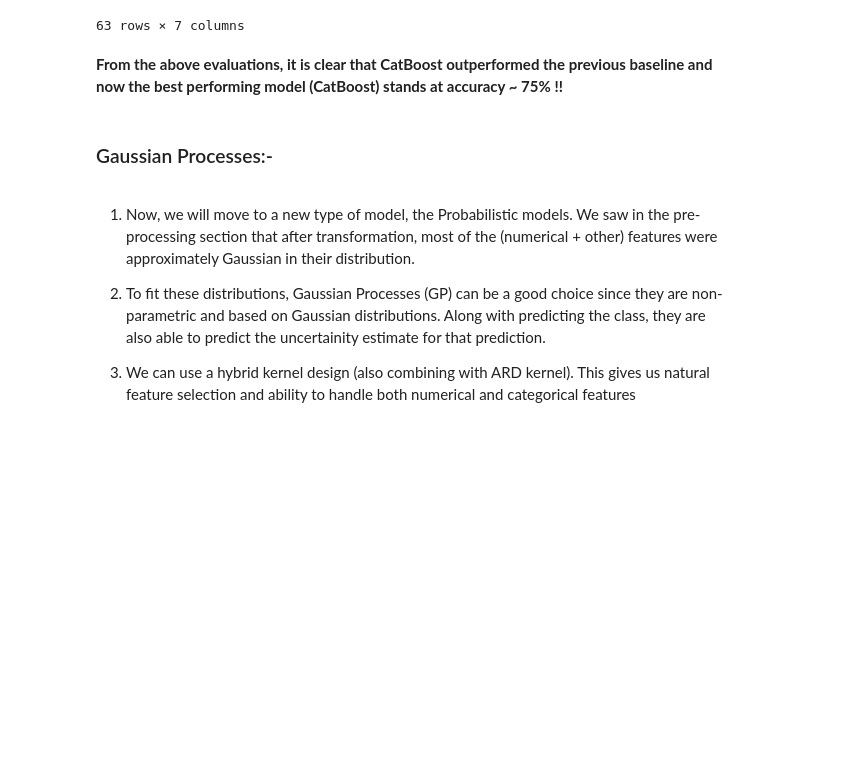
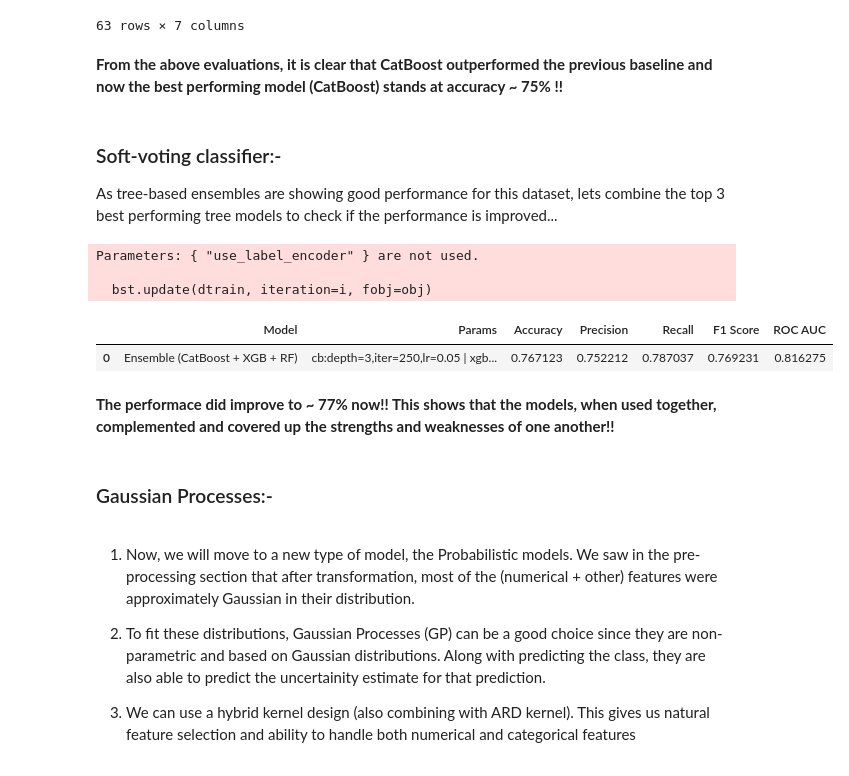
Before and after one commit to Saranyapal21/Spring_Financial, a Jupyter notebook: Notebooks/Modelling_experiments.ipynb, the cells around one changed output. Cells and saved outputs as stored; diff of their text form; code cells hidden in the pictures; blank space fills up the shorter version.

Commit message:
Last commit with improved and more robust model

```diff
--- a/Notebooks/Modelling_experiments.ipynb
+++ b/Notebooks/Modelling_experiments.ipynb
@@ -365,3 +365,6 @@ Running CatBoost...
 63 rows × 7 columns
 # %% [markdown]
 **From the above evaluations, it is clear that CatBoost outperformed the previous baseline and now the best performing model (CatBoost) stands at accuracy ~ 75% !!**
+# %% [markdown]
+### Soft-voting classifier:-
+As tree-based ensembles are showing good performance for this dataset, lets combine the top 3 best performing tree models to check if the performance is improved...
@@ -368,3 +373,49 @@ Running CatBoost...
+# %%
+def evaluate_ensemble_model(X_train, X_test, y_train, y_test):
+    model_cb = CatBoostClassifier(depth=3, iterations=250, learning_rate=0.05, verbose=0, random_state=42)
+    model_xgb = xgb.XGBClassifier(max_depth=3, n_estimators=250, learning_rate=0.05, eval_metric='logloss', use_label_encoder=False, random_state=42)
+    model_rf = RandomForestClassifier(max_depth=7, n_estimators=250, random_state=42)
+
+
+    ensemble = VotingClassifier(
+        estimators=[
+            ('catboost', model_cb),
+            ('xgboost', model_xgb),
+            ('randomforest', model_rf)
+        ],
+        voting='soft'
+    )
+
+    ensemble.fit(X_train, y_train)
+    y_pred = ensemble.predict(X_test)
+    y_prob = ensemble.predict_proba(X_test)[:, 1]
+
+
+    results = {
+        'Model': 'Ensemble (CatBoost + XGB + RF)',
+        'Params': 'cb:depth=3,iter=250,lr=0.05 | xgb:max_depth=3,n_est=250,lr=0.05 | rf:max_depth=7,n_est=250',
+        'Accuracy': accuracy_score(y_test, y_pred),
+        'Precision': precision_score(y_test, y_pred, zero_division=0),
+        'Recall': recall_score(y_test, y_pred, zero_division=0),
+        'F1 Score': f1_score(y_test, y_pred, zero_division=0),
+        'ROC AUC': roc_auc_score(y_test, y_prob)
+    }
+
+    return pd.DataFrame([results])
+# %%
+df_ensemble_result = evaluate_ensemble_model(X_train, X_test, y_train, y_test)
+df_ensemble_result
+
+# final_df = pd.concat([df_tree_results, df_ensemble_result], ignore_index=True)
+# final_df.sort_values(by='Accuracy', ascending=False)
+# %% [output]
+Parameters: { "use_label_encoder" } are not used.
+
+  bst.update(dtrain, iteration=i, fobj=obj)
+|  | Model | Params | Accuracy | Precision | Recall | F1 Score | ROC AUC |
+| 0 | Ensemble (CatBoost + XGB + RF) | cb:depth=3,iter=250,lr=0.05 | xgb... | 0.767123 | 0.752212 | 0.787037 | 0.769231 | 0.816275 |
+# %% [markdown]
+**The performace did improve to ~ 77% now!! This shows that the models, when used together, complemented and covered up the strengths and weaknesses of one another!!**
 # %% [markdown]
 ### Gaussian Processes:-
 # %% [markdown]
```
Also changed, not shown: parts of 5 cells of this notebook, 14 other files.
